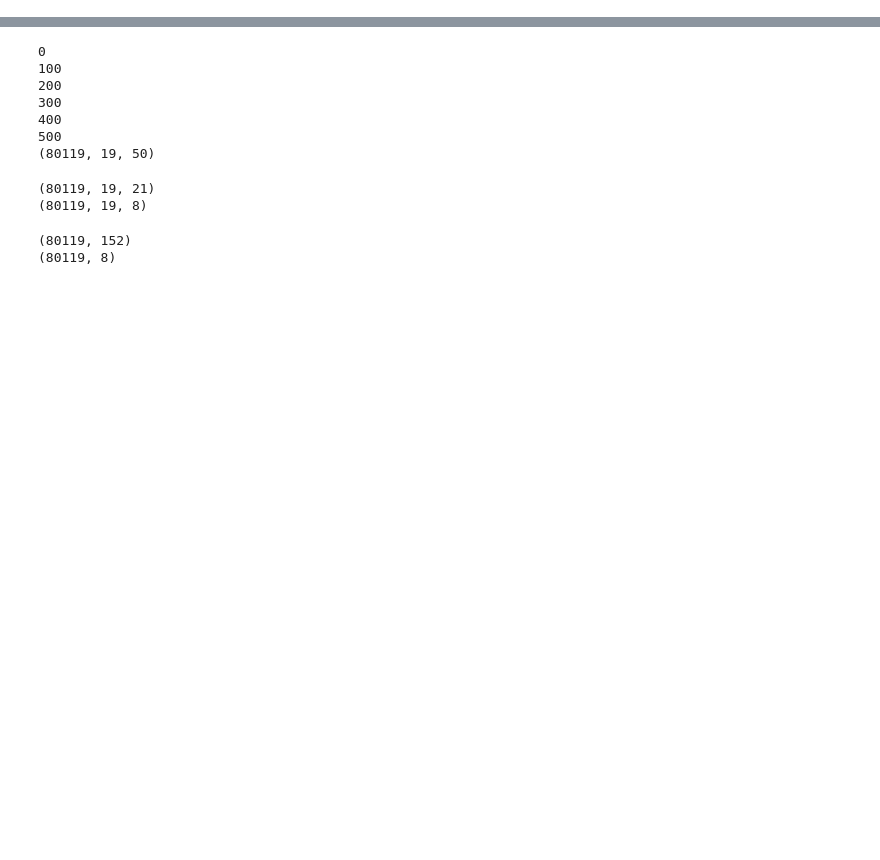
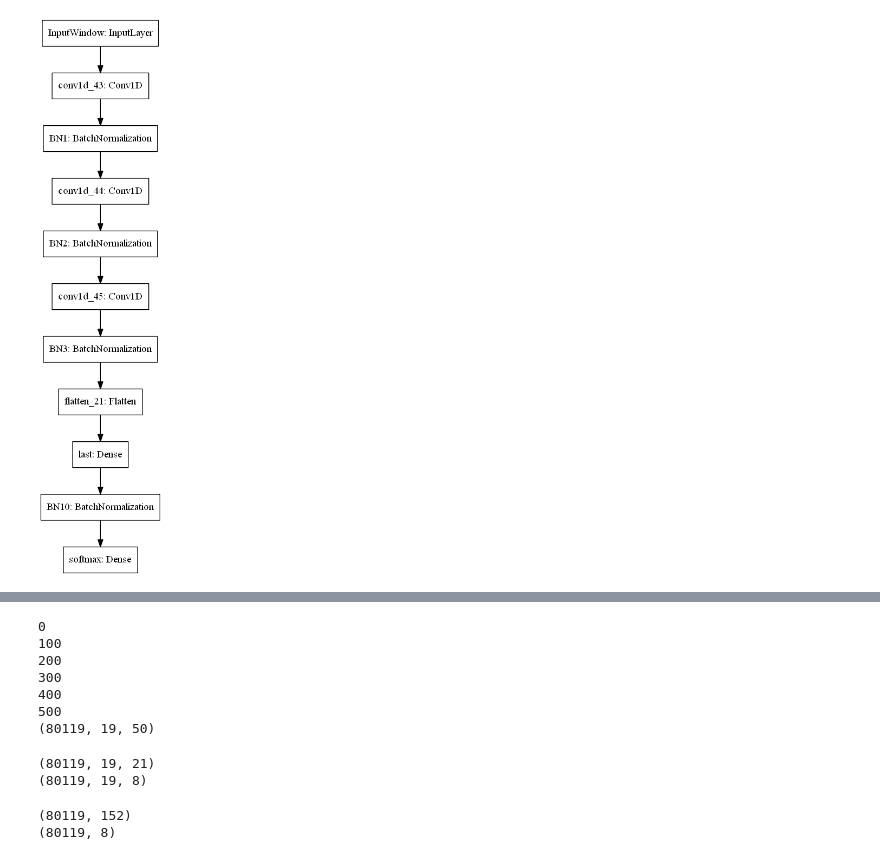
Before and after one commit to Ieremie/Protein-Secondary-Structure-Prediction, a Jupyter notebook: proteinPrediction.ipynb, the cells around one changed output, grey strips where cells are left out. Cells and saved outputs as stored; diff of their text form; code cells hidden in the pictures; blank space fills up the shorter version.

```diff
--- a/proteinPrediction.ipynb
+++ b/proteinPrediction.ipynb
@@ -360,0 +324,64 @@ _________________________________________________________________
+# %%
+LR = 0.0005
+drop_out = 0.3
+batch_dim = 64
+nn_epochs = 10
+w_reg = regularizers.l2(0.0001)
+number_filters = 16
+
+loss = 'categorical_crossentropy'
+
+
+input_shape = (windowSize, 21)
+
+conv1_input = Input(shape=(windowSize, 21), name='InputWindow')
+
+conv_1 = Conv1D( 64, 3,  strides=1, padding='same', activation='relu', use_bias=True, kernel_regularizer=w_reg)(conv1_input)
+conv_1 = BatchNormalization(name='BN1')(conv_1)
+conv_2 = Conv1D( 64, 3, strides=1, padding='same', activation='relu', use_bias=True,kernel_regularizer=w_reg)(conv_1)
+conv_2 = BatchNormalization(name='BN2')(conv_2)
+conv_3 = Conv1D( 64, 3,  strides=1, padding='same', activation='relu', use_bias=True,kernel_regularizer=w_reg)(conv_2)
+conv_3 = BatchNormalization(name='BN3')(conv_3)
+
+
+
+#conv_4 = Conv1D( 64, 3, strides=1, padding='same', activation='relu', use_bias=True, kernel_regularizer=w_reg)(conv_3)
+#conv_4 = BatchNormalization(name='BN4')(conv_4)
+#conv_5 = Conv1D( 64, 3,  strides=1, padding='same', activation='relu', use_bias=True,kernel_regularizer=w_reg)(conv_4)
+#conv_5 = BatchNormalization(name='BN5')(conv_5)
+#conv_6 = Conv1D( 64, 3, strides=1, padding='same', activation='relu', use_bias=True,kernel_regularizer=w_reg)(conv_5)
+#conv_6 = BatchNormalization(name='BN6')(conv_6)
+
+
+#conv_7 = Conv1D( 64, 3,  strides=1, padding='same', activation='relu', use_bias=True, kernel_regularizer=w_reg)(conv_6)
+#conv_7 = BatchNormalization(name='BN7')(conv_7)
+#conv_8 = Conv1D( 64, 3,  strides=1, padding='same', activation='relu', use_bias=True,kernel_regularizer=w_reg)(conv_7)
+#conv_8 = BatchNormalization(name='BN8')(conv_8)
+#conv_9 = Conv1D( 64, 3,  strides=1, padding='same', activation='relu', use_bias=True,kernel_regularizer=w_reg)(conv_8)
+#conv_9 = BatchNormalization(name='BN9')(conv_9)
+
+
+flatten  = Flatten()(conv_3)
+first_dense = Dense(16, activation='relu', use_bias=True,  kernel_regularizer=w_reg, name='last')(flatten)
+first_dense = BatchNormalization(name='BN10')(first_dense)
+final_model_output = Dense(num_classes, activation = 'softmax', name='softmax')(first_dense)
+
+m = Model(inputs=conv1_input, outputs=final_model_output)
+
+opt = Adam(lr=LR)
+m.compile(optimizer=opt, loss=loss,metrics=['accuracy', 'mae'])
+
+print("\nHyper Parameters\n")
+print("Learning Rate: " + str(LR))
+print("Drop out: " + str(drop_out))
+print("Batch dim: " + str(batch_dim))
+print("Number of epochs: " + str(nn_epochs))
+print("Regularizers: " + str(w_reg.l2))
+print("\nLoss: " + loss + "\n")
+m.summary()
+
+#import os
+#os.environ["PATH"] += os.pathsep + 'C:/Users/Ieremie/Anaconda3/pkgs/graphviz-2.38-hfd603c8_2/Library/bin'
+
+plot_model(m)#, to_file='model.png')
+# %% [output]
@@ -361 +405,2 @@ _________________________________________________________________
+[figure, added]
 # %%
```
Also changed, not shown: parts of 23 cells of this notebook, 39 other files.
